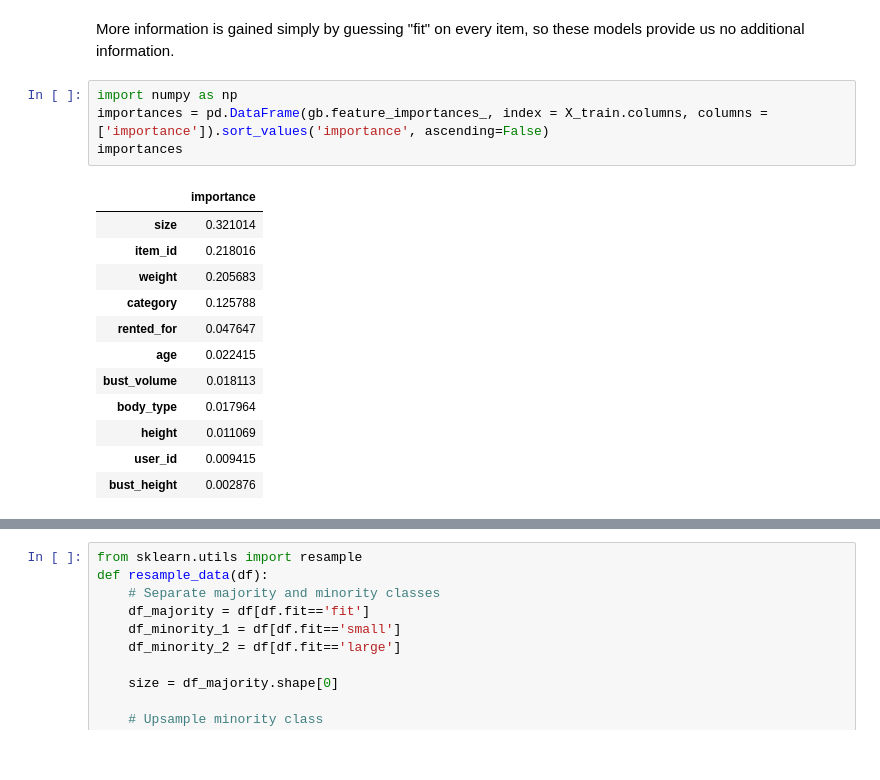
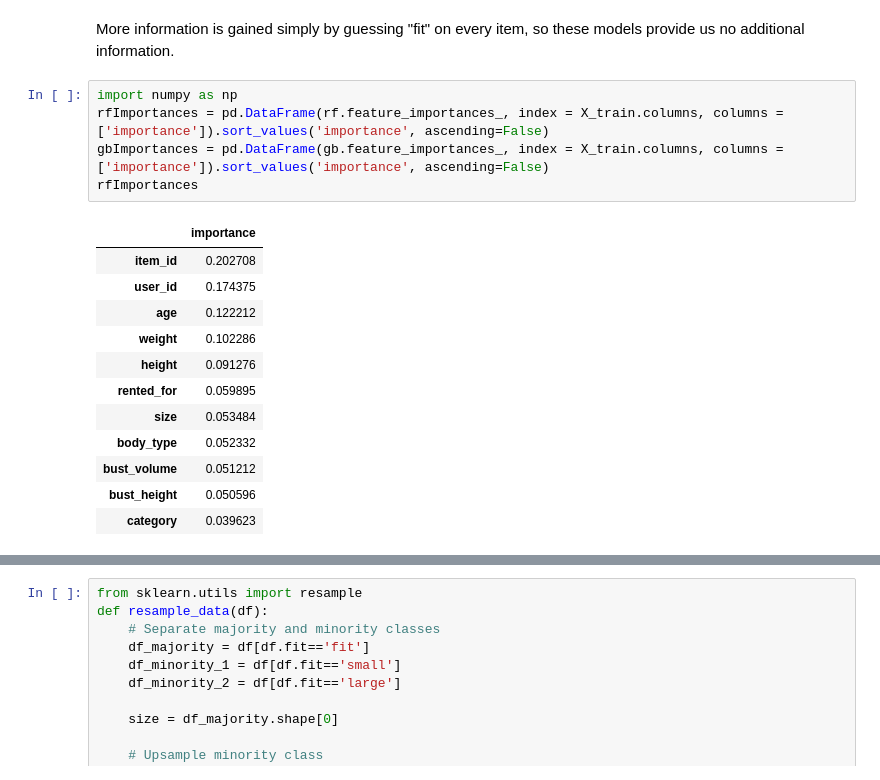
Before and after one commit to mdsvoren/eecs731-final-project, a Jupyter notebook: notebooks/Classification.ipynb, the cells around one changed output, grey strips where cells are left out. Saved outputs shown, nothing was run; the diff lists cells and outputs as text.

```diff
--- a/notebooks/Classification.ipynb
+++ b/notebooks/Classification.ipynb
@@ -125,18 +152,19 @@ print( (reviews[reviews.fit == 'fit'].shape[0]) / (len(reviews.index))  )
 More information is gained simply by guessing "fit" on every item, so these models provide us no additional information.
 # %%
 import numpy as np
-importances = pd.DataFrame(gb.feature_importances_, index = X_train.columns, columns =['importance']).sort_values('importance', ascending=False)
-importances
+rfImportances = pd.DataFrame(rf.feature_importances_, index = X_train.columns, columns =['importance']).sort_values('importance', ascending=False)
+gbImportances = pd.DataFrame(gb.feature_importances_, index = X_train.columns, columns =['importance']).sort_values('importance', ascending=False)
+rfImportances
 # %% [output]
 |  | importance |
-| size | 0.321014 |
-| item_id | 0.218016 |
-| weight | 0.205683 |
-| category | 0.125788 |
-| rented_for | 0.047647 |
-| age | 0.022415 |
-| bust_volume | 0.018113 |
-| body_type | 0.017964 |
-| height | 0.011069 |
-| user_id | 0.009415 |
-| bust_height | 0.002876 |
+| item_id | 0.202708 |
+| user_id | 0.174375 |
+| age | 0.122212 |
+| weight | 0.102286 |
+| height | 0.091276 |
+| rented_for | 0.059895 |
+| size | 0.053484 |
+| body_type | 0.052332 |
+| bust_volume | 0.051212 |
+| bust_height | 0.050596 |
+| category | 0.039623 |
```
Also changed, not shown: parts of 52 cells of this notebook.
